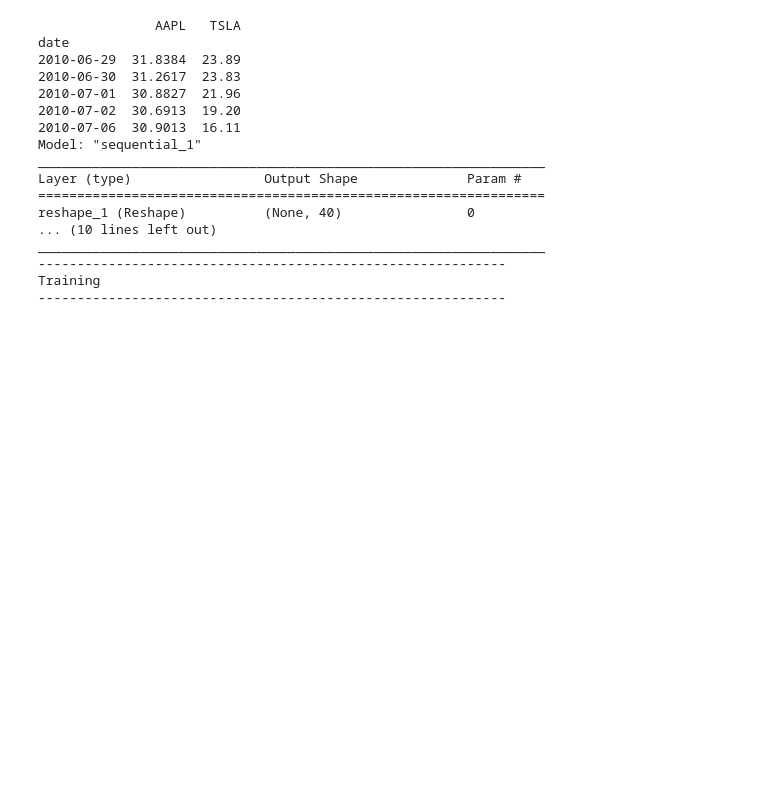
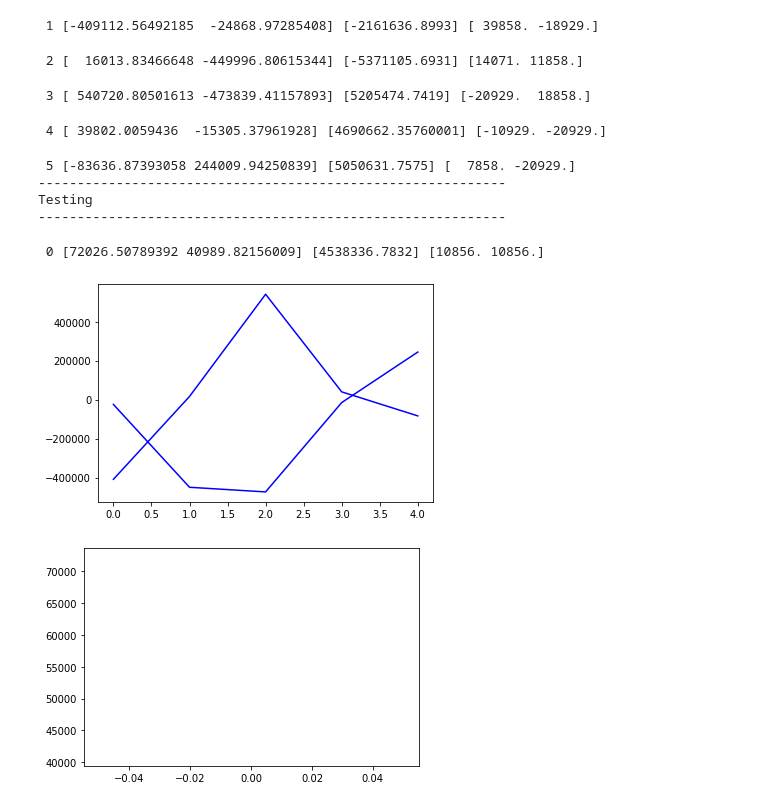
Before and after one commit to ggaoshen/su_cs230_project, a Jupyter notebook: main_aws.ipynb, the cells around one changed output. Saved outputs shown, nothing was run; the diff lists cells and outputs as text; code cells hidden in the pictures; blank space fills up the shorter version.

Commit message:
running models

```diff
--- a/main_aws.ipynb
+++ b/main_aws.ipynb
@@ -11,25 +11,27 @@ import pandas as pd
 # sampler.load(filename)
 # env = Market(sampler=sampler, last_n_timesteps=40, buy_cost=3.3)
 
-ticker=['AAPL', 'TSLA']
-sample = get_ts(ticker)
-sample.to_csv('data/test/test_data.csv')
+# ticker=['AAPL', 'TSLA']
+# # ticker=['TSLA']
+# sample = get_ts(ticker)
+# sample.to_csv('data/test/test_data.csv')
 # import os
 # print(os.getcwd())
 sample = pd.read_csv('data/test/test_data.csv', index_col=0)
 print(sample.head())
 # print(sample.shape)
 # print(sample.dtypes)
-env = Market(sample, 20, 3.3)
+env_train = Market(sample.iloc[:1500, :], 20, 0.5)
+env_test = Market(sample.iloc[1500:, :], 20, 0.5)
 # env.reset()
 
 dense_model = [
-    {"type":"Reshape", "target_shape":(env.get_state().shape[0]*env.get_state().shape[1],)},
-    {"type":"Dense", "units":128*env.get_state().shape[1]},
+    {"type":"Reshape", "target_shape":(env_train.get_state().shape[0]*env_train.get_state().shape[1],)},
+    {"type":"Dense", "units":128*env_train.get_state().shape[1]},
     {"type":"Dense", "units":32}
 ]
 conv_model = [
-    {"type":"Reshape", "target_shape":env.get_state().shape},
+    {"type":"Reshape", "target_shape":env_train.get_state().shape},
     {"type":"Conv1D", "filters":16, "kernel_size":3, "activation":"relu"},
     {"type":"Conv1D", "filters":16, "kernel_size":3, "activation":"relu"},
     {"type":"Flatten"},
@@ -37,28 +39,29 @@ conv_model = [
     {"type":"Dense", "units":24, "activation":"relu"}
 ]
 gru_model = [
-    {"type":"Reshape", "target_shape":env.get_state().shape},
+    {"type":"Reshape", "target_shape":env_train.get_state().shape},
     {"type":"GRU", "units":16, "return_sequences":True},
     {"type":"GRU", "units":16, "return_sequences":False},
     {"type":"Dense", "units":16, "activation":"relu"},
-    {"type":"Dense", "units":16, "activation":"relu"}
+    # {"type":"Dense", "units":16, "activation":"relu"}
 ]
 lstm_model = [
-    {"type":"Reshape", "target_shape":env.get_state().shape},
+    {"type":"Reshape", "target_shape":env_train.get_state().shape},
     {"type":"LSTM", "units":16, "return_sequences":True},
     {"type":"LSTM", "units":16, "return_sequences":False},
     {"type":"Dense", "units":16, "activation":"relu"},
-    {"type":"Dense", "units":16, "activation":"relu"}
+    # {"type":"Dense", "units":16, "activation":"relu"}
 ]
 
-q_model = Q_Model("Dense", state_dim=env.get_state().shape, no_of_actions=env.no_of_actions, layers=dense_model, hyperparameters={"lr":0.0001})
-agent = Agent(q_model, batch_size=8, discount_factor=0.995, epsilon=1)
+q_model = Q_Model("Dense", state_dim=env_train.get_state().shape, no_of_actions=env_train.no_of_actions, layers=dense_model, hyperparameters={"lr":0.0001})
+agent = Agent(q_model, batch_size=8, discount_factor=0.995, epsilon=0.5)
 
-no_of_episodes_train = 100
-no_of_episodes_test = 1
+no_epochs = 400
 
-sim = Simulator(env, agent)
-sim.train(no_of_episodes_train, epsilon_decay=0.997)
+sim = Simulator(env_train, agent)
+train_rewards = sim.train(no_epochs, epsilon_decay=0.997)
 agent.model.save()
-sim.test(no_of_episodes_test)
+
+sim_test = Simulator(env_test, agent)
+test_rewards = sim_test.test()
 # %% [output]
@@ -66,17 +85,11 @@ Using TensorFlow backend.
-               AAPL   TSLA
-date
-2010-06-29  31.8384  23.89
-2010-06-30  31.2617  23.83
-2010-07-01  30.8827  21.96
-2010-07-02  30.6913  19.20
-2010-07-06  30.9013  16.11
-Model: "sequential_1"
-_________________________________________________________________
-Layer (type)                 Output Shape              Param #
-=================================================================
-reshape_1 (Reshape)          (None, 40)                0
-... (10 lines left out)
-_________________________________________________________________
-------------------------------------------------------------
-Training
-------------------------------------------------------------
+ 1 [-409112.56492185  -24868.97285408] [-2161636.8993] [ 39858. -18929.]
+ 2 [  16013.83466648 -449996.80615344] [-5371105.6931] [14071. 11858.]
+ 3 [ 540720.80501613 -473839.41157893] [5205474.7419] [-20929.  18858.]
+ 4 [ 39802.0059436  -15305.37961928] [4690662.35760001] [-10929. -20929.]
+ 5 [-83636.87393058 244009.94250839] [5050631.7575] [  7858. -20929.]
+------------------------------------------------------------
+Testing
+------------------------------------------------------------
+ 0 [72026.50789392 40989.82156009] [4538336.7832] [10856. 10856.]
+[figure, added]
+[figure, added]
```
Also changed, not shown: parts of 9 cells of this notebook, 23 other files.
